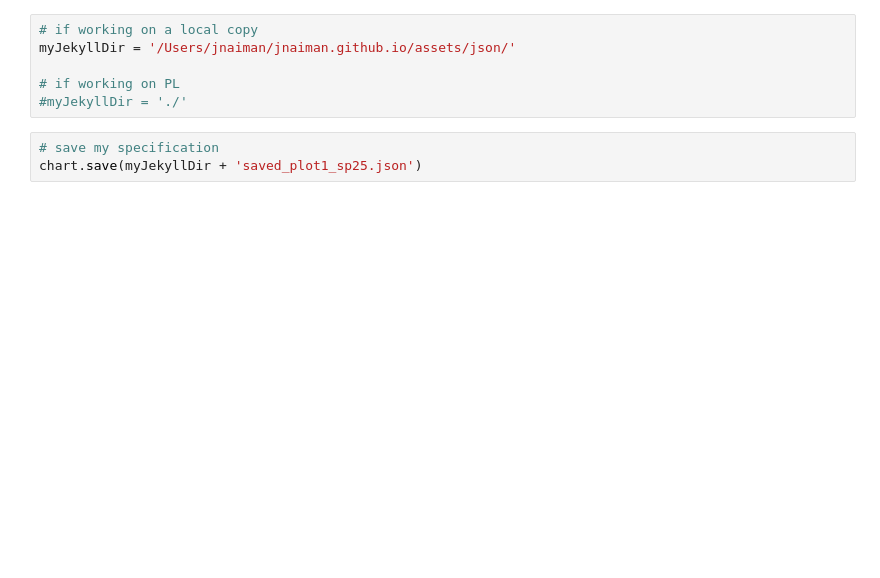
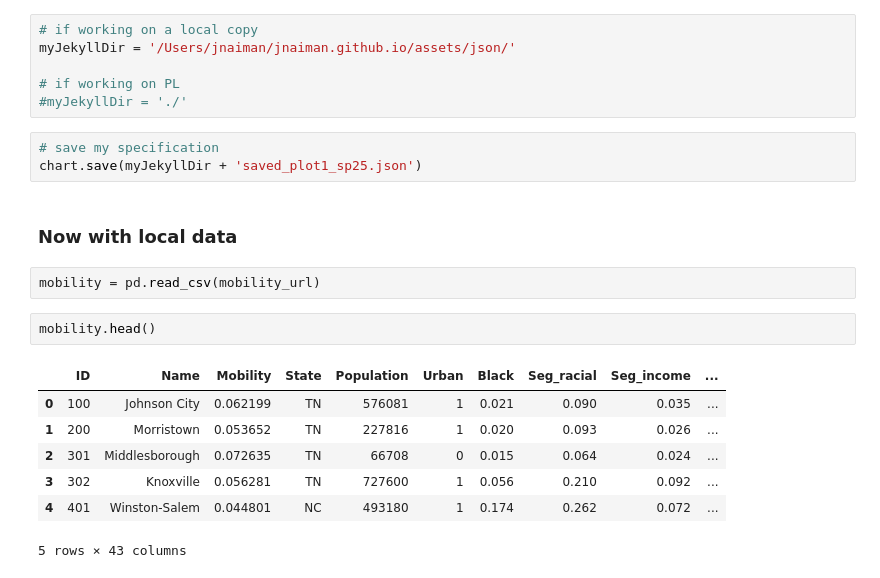
Before and after one commit to UIUC-iSchool-DataViz/is445_obuobg_spring2025, a Jupyter notebook: week11/inClassJekyll/python_notebooks/inClass_week11.ipynb, the cells around one changed output. Saved outputs shown, nothing was run; the diff lists cells and outputs as text; blank space fills up the shorter version.

```diff
--- a/week11/inClassJekyll/python_notebooks/inClass_week11.ipynb
+++ b/week11/inClassJekyll/python_notebooks/inClass_week11.ipynb
@@ -38,3 +38,17 @@ myJekyllDir = '/Users/jnaiman/jnaiman.github.io/assets/json/'
 # %%
 # save my specification
 chart.save(myJekyllDir + 'saved_plot1_sp25.json')
+# %% [markdown]
+### Now with local data
+# %%
+mobility = pd.read_csv(mobility_url)
+# %%
+mobility.head()
+# %% [output]
+|  | ID | Name | Mobility | State | Population | Urban | Black | Seg_racial | Seg_income | ... |
+| 0 | 100 | Johnson City | 0.062199 | TN | 576081 | 1 | 0.021 | 0.090 | 0.035 | ... |
+| 1 | 200 | Morristown | 0.053652 | TN | 227816 | 1 | 0.020 | 0.093 | 0.026 | ... |
+| 2 | 301 | Middlesborough | 0.072635 | TN | 66708 | 0 | 0.015 | 0.064 | 0.024 | ... |
+| 3 | 302 | Knoxville | 0.056281 | TN | 727600 | 1 | 0.056 | 0.210 | 0.092 | ... |
+| 4 | 401 | Winston-Salem | 0.044801 | NC | 493180 | 1 | 0.174 | 0.262 | 0.072 | ... |
+5 rows × 43 columns
```
Also changed, not shown: parts of 1 cell of this notebook.
